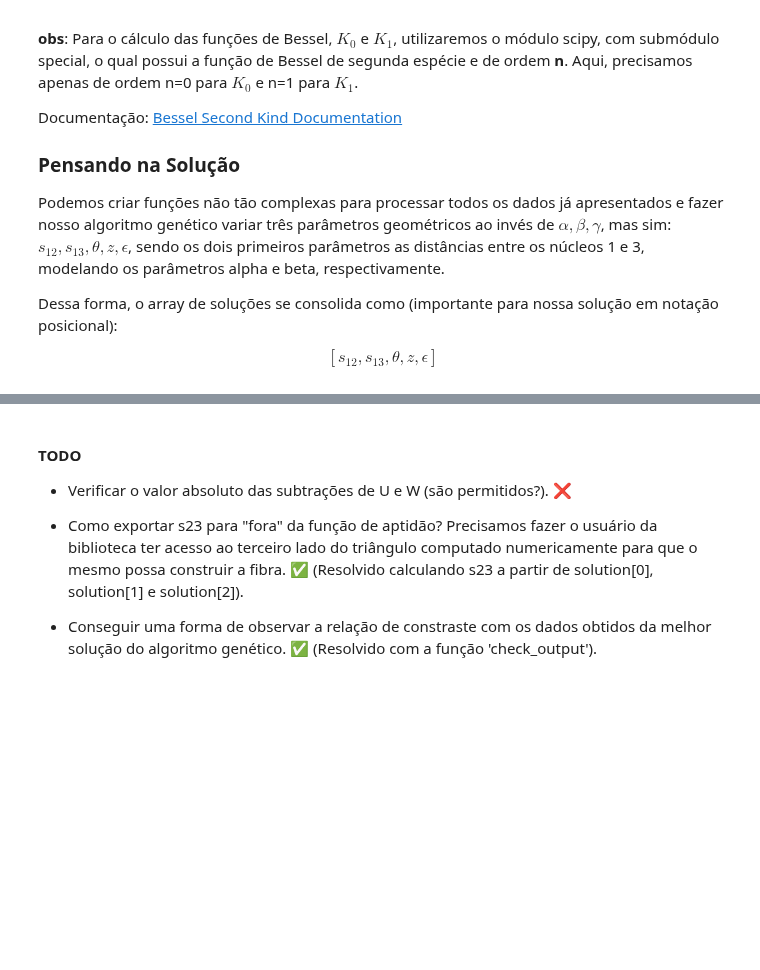
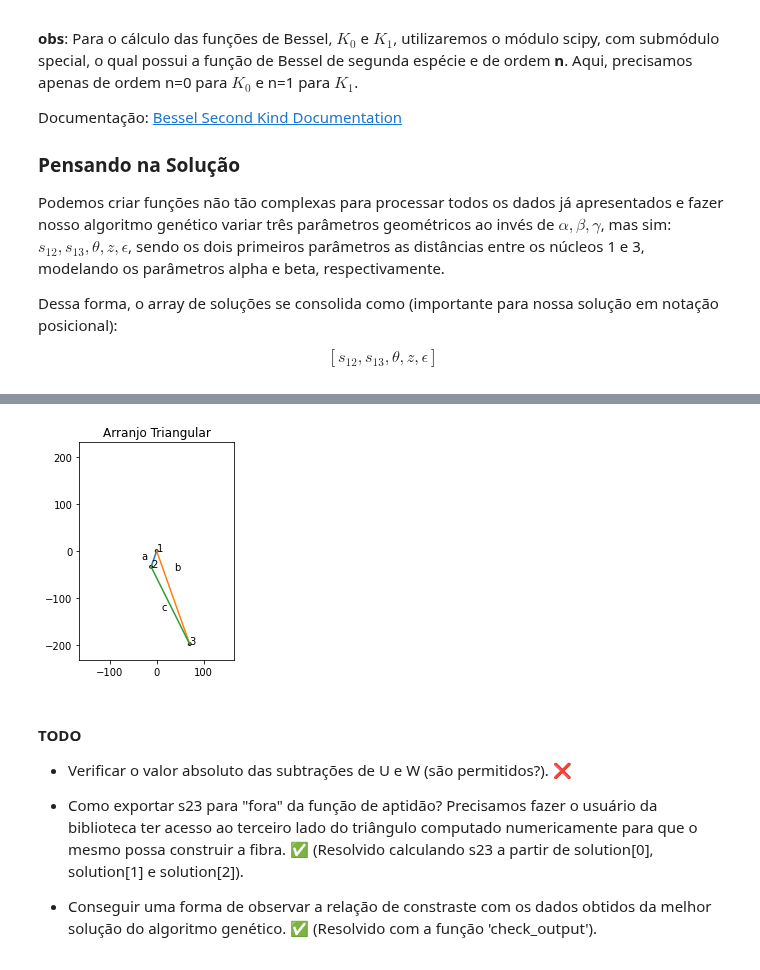
Before and after one commit to williambrunos/PIBIC, a Jupyter notebook: Semana_4/GA_PyGad_Implementation.ipynb, the cells around one changed output, grey strips where cells are left out. Drawn from its saved outputs; the diff is of its cells as text; code cells hidden in the pictures; blank space fills up the shorter version.

```diff
--- a/Semana_4/GA_PyGad_Implementation.ipynb
+++ b/Semana_4/GA_PyGad_Implementation.ipynb
@@ -664,3 +661,70 @@ print(final_array)
+# %%
+triangle_first_side, triangle_second_side, angle, z, epsilon = solution
+triangle_third_side = TerceiroLadoDoTriangulo(triangle_first_side, triangle_second_side, angle)
+# %%
+# s12 = 10  # e
+s23 = triangle_third_side  # c
+s12 = triangle_first_side  # a
+s13 = triangle_second_side  # b
+# s45 = 30  # d
+
+# Raio dos núcleos
+a = 3
+
+def TeoremaDePitagoras_Altura(H,x):
+    return math.sqrt(H**2 - x**2)
+
+def find_x(s, y):
+  return math.sqrt(math.pow(s, 2) - math.pow(y, 2))
+
+def find_y(s, angle):
+  return s * math.cos(angle)
+
+Core1Coordinates = [0,0]
+y_s12 = find_y(s12, angle/2)
+x_s12 = find_x(s12, y_s12)
+Core2Coordinates = [Core1Coordinates[0] - x_s12, 0 - y_s12]
+
+y_s13 = find_y(s13, angle/2)
+x_s13 = find_x(s13, y_s13)
+Core3Coordinates = [Core1Coordinates[0] + x_s13, 0 - y_s13]
+
+figure, axes = plt.subplots()
+plt.xlim([0 - 2*(x_s12 + x_s13) , 0 + 2*(x_s12 + x_s13)])
+plt.ylim([0 - (y_s12 + y_s13) , 0 + (y_s12 + y_s13)])
+
+# -------------------- Cores -------------------------
+
+Core1 = plt.Circle((Core1Coordinates[0], Core1Coordinates[1]), a , fill = False)
+plt.text(Core1Coordinates[0] ,Core1Coordinates[1] , '1')
+
+Core2 = plt.Circle((Core2Coordinates[0], Core2Coordinates[1]), a , fill = False)
+plt.text(Core2Coordinates[0] ,Core2Coordinates[1] , '2')
+
+Core3 = plt.Circle((Core3Coordinates[0], Core3Coordinates[1]), a , fill = False)
+plt.text(Core3Coordinates[0] ,Core3Coordinates[1] , '3')
+
+axes.set_aspect(1)
+axes.add_artist(Core1)
+axes.add_artist(Core2)
+axes.add_artist(Core3)
+
+# ------------------ Lines ----------------------
+#s12
+plt.plot([Core1Coordinates[0],Core2Coordinates[0]] , [Core1Coordinates[1],Core2Coordinates[1]])
+plt.text(Core1Coordinates[0]-x_s12 * 2.75 , Core1Coordinates[1] - y_s12/2 , 'a')
+#s13
+plt.plot([Core1Coordinates[0],Core3Coordinates[0]] , [Core1Coordinates[1],Core3Coordinates[1]])
+plt.text((Core1Coordinates[0] + Core3Coordinates[0] * 0.53) , Core1Coordinates[1] - y_s13 / 5, 'b')
+#s24
+plt.plot([Core2Coordinates[0], Core3Coordinates[0]] , [Core2Coordinates[1],Core3Coordinates[1]])
+plt.text(Core2Coordinates[0] + s23 / 8 , Core2Coordinates[1] - s23 / 2 , 'c')
+
+
+plt.title('Arranjo Triangular')
+plt.show()
+# %% [output]
+[figure, added]
 # %% [markdown]
 #### TODO
 
```
Also changed, not shown: parts of 14 cells of this notebook.
